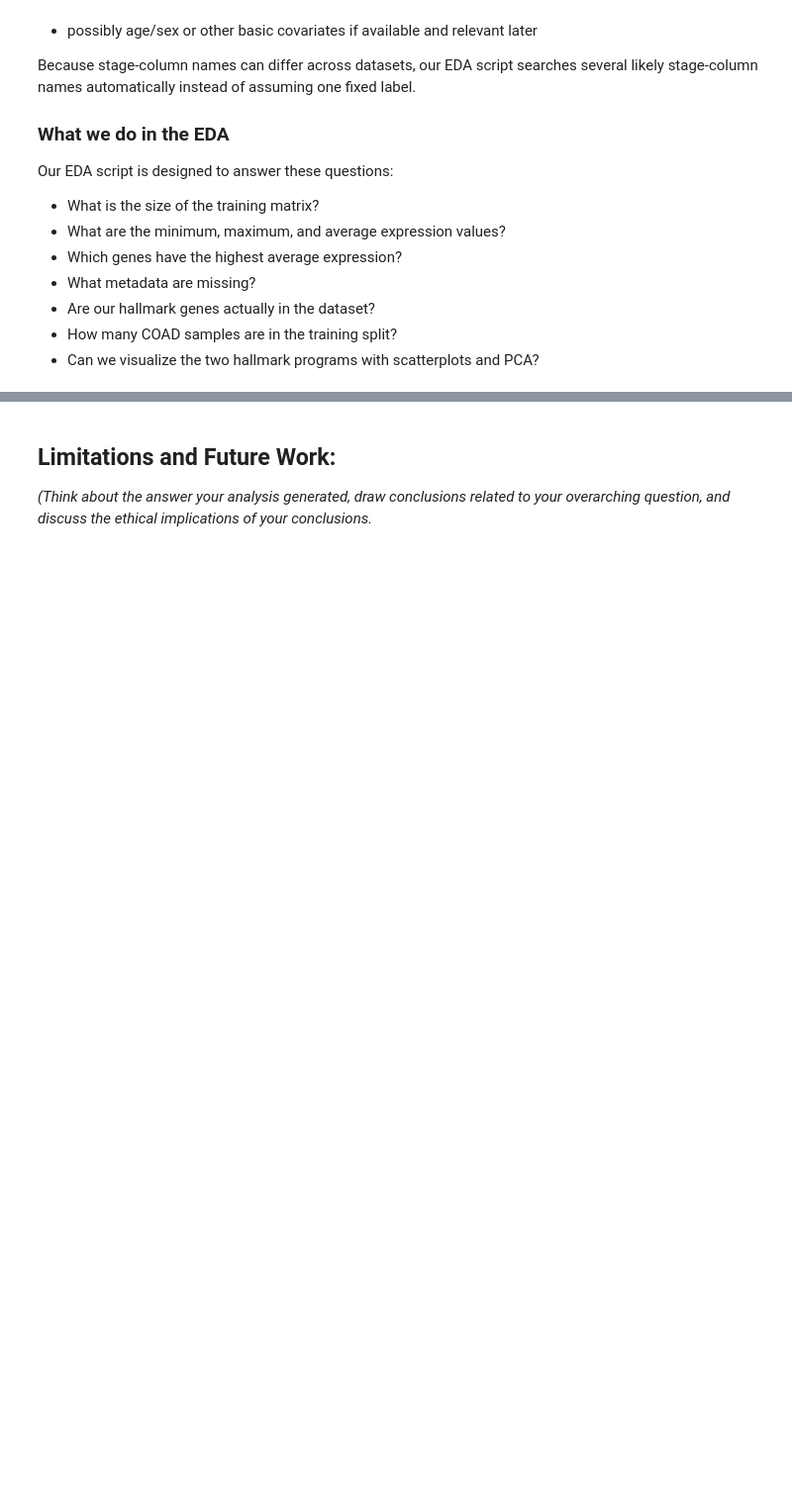
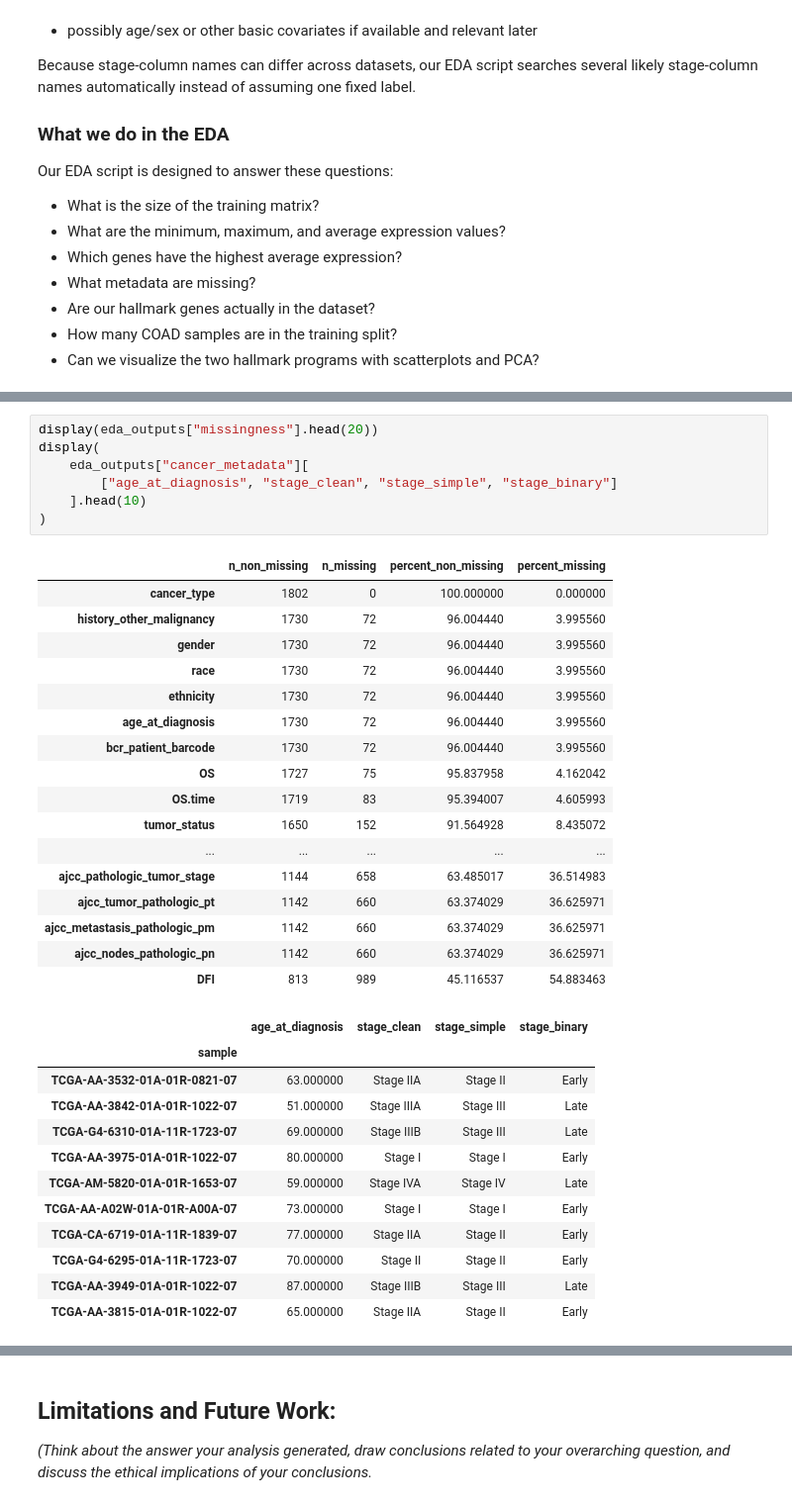
Before and after one commit to willdm1/Module-4-Cancer, a Jupyter notebook: code/Module 4 OFFICIAL.ipynb, the cells around one changed output, grey strips where cells are left out. Shown at 99% size. Saved outputs shown, nothing was run; the diff lists cells and outputs as text; blank space fills up the shorter version.

```diff
--- a/code/Module 4 OFFICIAL.ipynb
+++ b/code/Module 4 OFFICIAL.ipynb
@@ -178,0 +246,37 @@ The machine learning technique I am using is: *fill in and describe*
+# %%
+display(eda_outputs["missingness"].head(20))
+display(
+    eda_outputs["cancer_metadata"][
+        ["age_at_diagnosis", "stage_clean", "stage_simple", "stage_binary"]
+    ].head(10)
+)
+# %% [output]
+|  | n_non_missing | n_missing | percent_non_missing | percent_missing |
+| cancer_type | 1802 | 0 | 100.000000 | 0.000000 |
+| history_other_malignancy | 1730 | 72 | 96.004440 | 3.995560 |
+| gender | 1730 | 72 | 96.004440 | 3.995560 |
+| race | 1730 | 72 | 96.004440 | 3.995560 |
+| ethnicity | 1730 | 72 | 96.004440 | 3.995560 |
+| age_at_diagnosis | 1730 | 72 | 96.004440 | 3.995560 |
+| bcr_patient_barcode | 1730 | 72 | 96.004440 | 3.995560 |
+| OS | 1727 | 75 | 95.837958 | 4.162042 |
+| OS.time | 1719 | 83 | 95.394007 | 4.605993 |
+| tumor_status | 1650 | 152 | 91.564928 | 8.435072 |
+| ... | ... | ... | ... | ... |
+| ajcc_pathologic_tumor_stage | 1144 | 658 | 63.485017 | 36.514983 |
+| ajcc_tumor_pathologic_pt | 1142 | 660 | 63.374029 | 36.625971 |
+| ajcc_metastasis_pathologic_pm | 1142 | 660 | 63.374029 | 36.625971 |
+| ajcc_nodes_pathologic_pn | 1142 | 660 | 63.374029 | 36.625971 |
+| DFI | 813 | 989 | 45.116537 | 54.883463 |
+|  | age_at_diagnosis | stage_clean | stage_simple | stage_binary |
+| sample |  |  |  |  |
+| TCGA-AA-3532-01A-01R-0821-07 | 63.000000 | Stage IIA | Stage II | Early |
+| TCGA-AA-3842-01A-01R-1022-07 | 51.000000 | Stage IIIA | Stage III | Late |
+| TCGA-G4-6310-01A-11R-1723-07 | 69.000000 | Stage IIIB | Stage III | Late |
+| TCGA-AA-3975-01A-01R-1022-07 | 80.000000 | Stage I | Stage I | Early |
+| TCGA-AM-5820-01A-01R-1653-07 | 59.000000 | Stage IVA | Stage IV | Late |
+| TCGA-AA-A02W-01A-01R-A00A-07 | 73.000000 | Stage I | Stage I | Early |
+| TCGA-CA-6719-01A-11R-1839-07 | 77.000000 | Stage IIA | Stage II | Early |
+| TCGA-G4-6295-01A-11R-1723-07 | 70.000000 | Stage II | Stage II | Early |
+| TCGA-AA-3949-01A-01R-1022-07 | 87.000000 | Stage IIIB | Stage III | Late |
+| TCGA-AA-3815-01A-01R-1022-07 | 65.000000 | Stage IIA | Stage II | Early |
```
Also changed, not shown: parts of 36 cells of this notebook, 14 other files.
